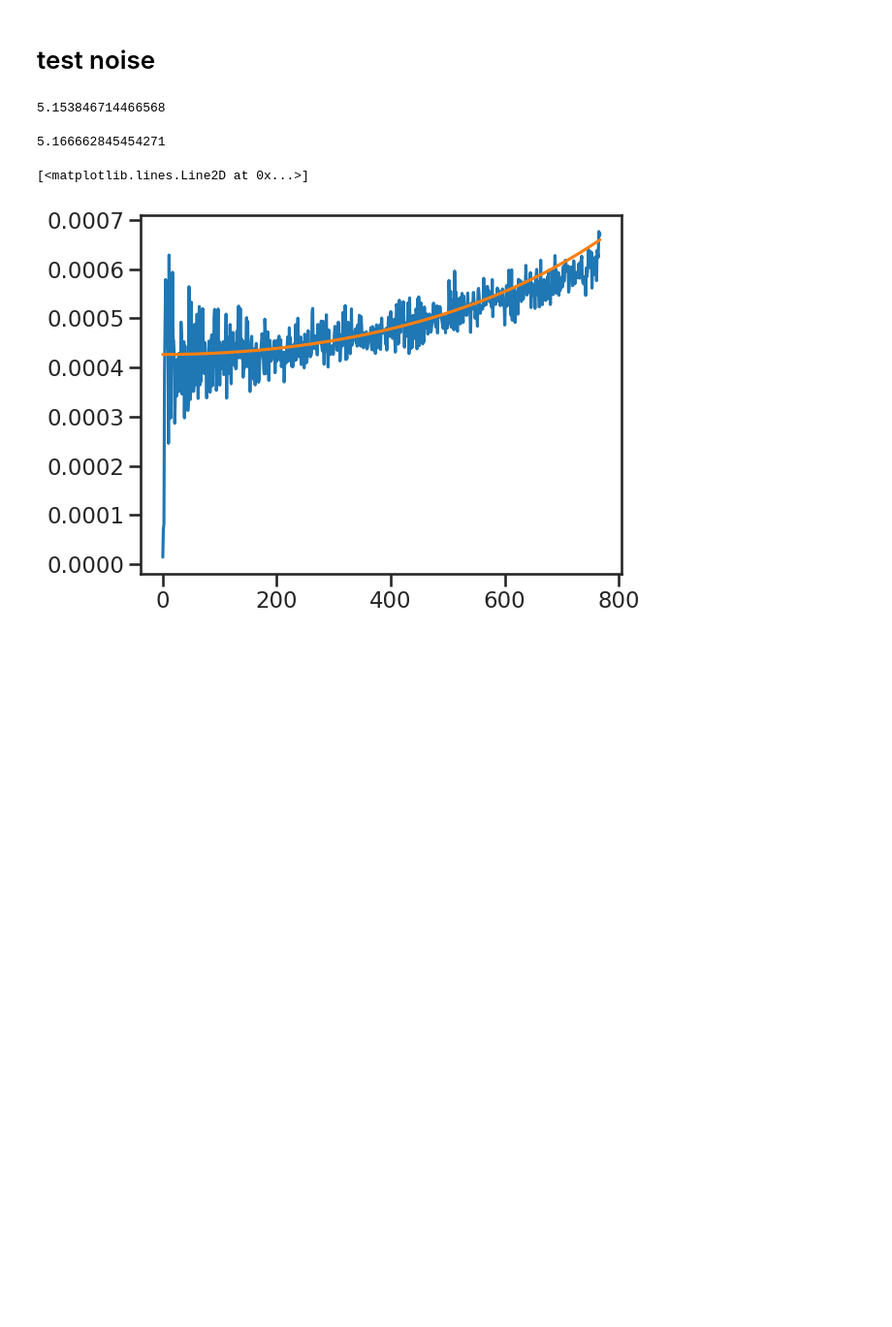
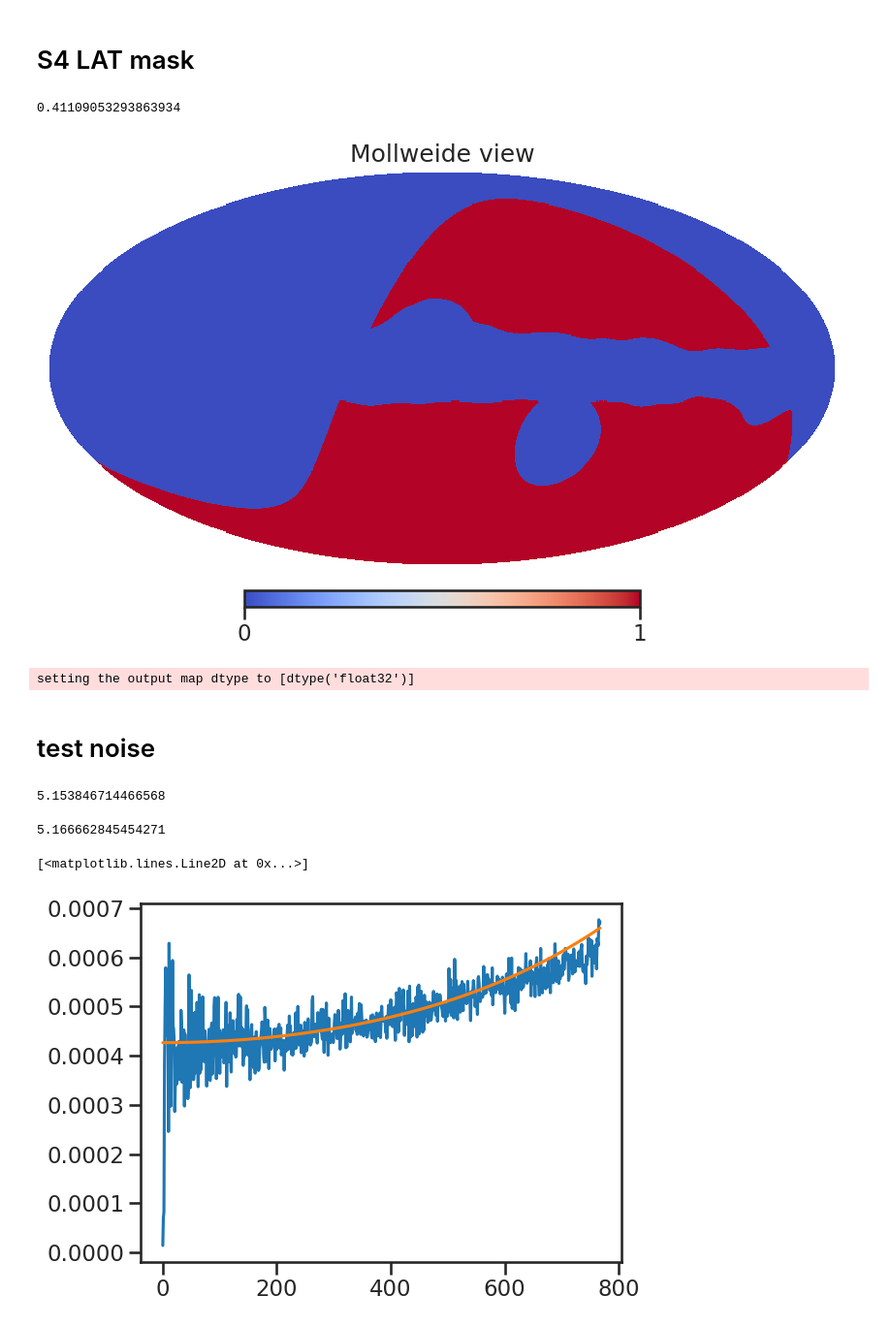
Before and after one commit to yaojian95/non_gau_lensing, a Jupyter notebook: sims_fgbuster.ipynb, the cells around one changed output. Shown at 97% size. Saved outputs shown, nothing was run; the diff lists cells and outputs as text; code cells hidden in the pictures; blank space fills up the shorter version.

```diff
--- a/sims_fgbuster.ipynb
+++ b/sims_fgbuster.ipynb
@@ -78,3 +96,21 @@ test.size
+# %% [markdown]
+# S4 LAT mask
+# %%
+mask_s4 = hp.ud_grade(hp.read_map('/pscratch/sd/j/jianyao/data_lensing/cmbs4_2048_apo_C1_2.fits'), nside_out = 1024)
+# %%
+mask_s4[mask_s4 < 1] = 0
+# %%
+sum(mask_s4)/(12*1024**2)
+# %% [output]
+0.41109053293863934
+# %%
+hp.mollview(mask_s4)
+# %% [output]
+[figure, added]
+# %%
+hp.write_map('/pscratch/sd/j/jianyao/data_lensing/CMBS4_LAT_mask_1024_fsky_41p1.fits', mask_s4)
+# %% [output]
+setting the output map dtype to [dtype('float32')]
 # %% [markdown]
 # test noise
 # %%
```
Also changed, not shown: parts of 65 cells of this notebook, 1 other file.
